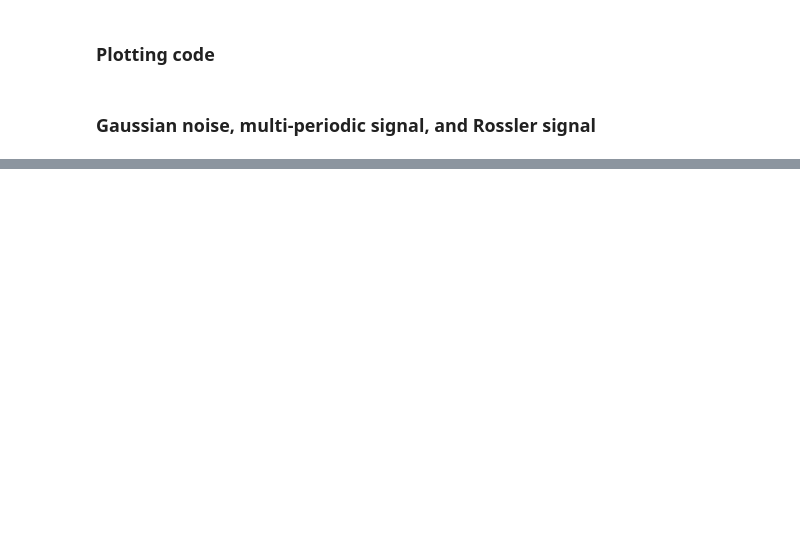
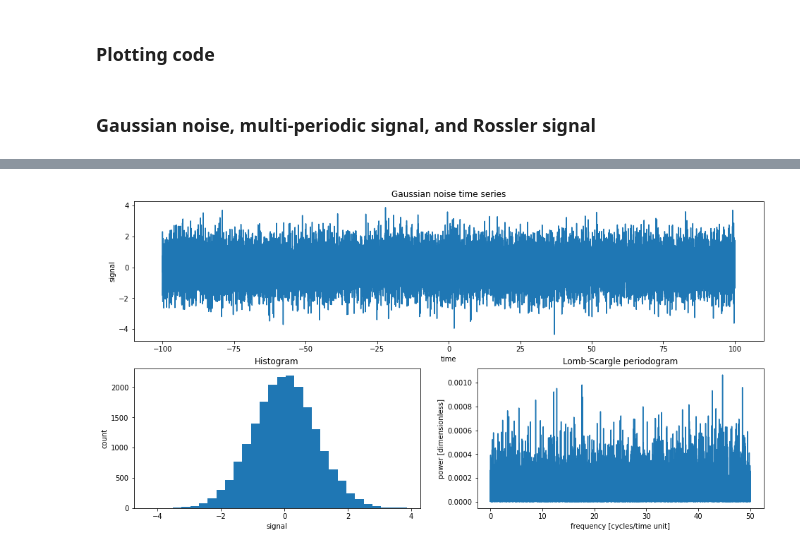
Before and after one commit to esandford/starspot_chaos, a Jupyter notebook: syntheticSignals.ipynb, the cells around one changed output, grey strips where cells are left out. Cells and saved outputs as stored; diff of their text form; code cells hidden in the pictures; blank space fills up the shorter version.

```diff
--- a/syntheticSignals.ipynb
+++ b/syntheticSignals.ipynb
@@ -7,8 +7,8 @@ from scipy.integrate import RK45, DOP853
 # %% [markdown]
 ### Plotting code
 # %%
-def plotTimeSeries(t, y, LS_xlim=None,title=None):
-    frequency, power = LombScargle(t,y).autopower()
+def plotTimeSeries(t, y, min_freq=None, max_freq=None, nq=None, spp=10, true_freq=None, LS_xlim=None, plot_harmonics=False, title=None):
+    frequency, power = LombScargle(t,y).autopower(minimum_frequency=min_freq, maximum_frequency=max_freq, nyquist_factor=nq, samples_per_peak=spp)
 
     fig = plt.figure(figsize=(16,8))
     gs = gridspec.GridSpec(2, 2, figure=fig)
@@ -30,11 +30,16 @@ def plotTimeSeries(t, y, LS_xlim=None,title=None):
 
     ax11 = fig.add_subplot(gs[1, 1])
     ax11.plot(frequency, power)
-    ax11.set_xlabel('frequency')
-    ax11.set_ylabel('power')
+    ax11.set_xlabel('frequency [cycles/time unit]')
+    ax11.set_ylabel('power [dimensionless]')
     ax11.set_title('Lomb-Scargle periodogram')
     if LS_xlim is not None:
         ax11.set_xlim(LS_xlim)
+    if true_freq is not None:
+        [ax11.axvline(x, color='r',lw=0.5) for x in true_freq]
+        if plot_harmonics is True:
+            [ax11.axvline(x, color='b',lw=0.5) for x in true_freq/2.]
+            [ax11.axvline(x, color='g',lw=0.5) for x in true_freq/3.]
 
     plt.show()
     return
@@ -79,0 +68,13 @@ plotTimeSeries(t, multiPeriodic_v, LS_xlim = (0.,0.25),title="KB88 v(t)")
+# %%
+np.random.seed(8421)
+
+dt = 0.01
+tmin = -100.
+tmax = 100.
+baseline = tmax - tmin
+t = np.arange(tmin,tmax,dt)
+
+gaussianNoise = np.random.normal(0.,1.,len(t))
+plotTimeSeries(t, gaussianNoise,min_freq=(1./baseline),max_freq=(1./(2.*dt)),title="Gaussian noise")
+# %% [output]
+[figure, added]
```
Also changed, not shown: parts of 5 cells of this notebook.
